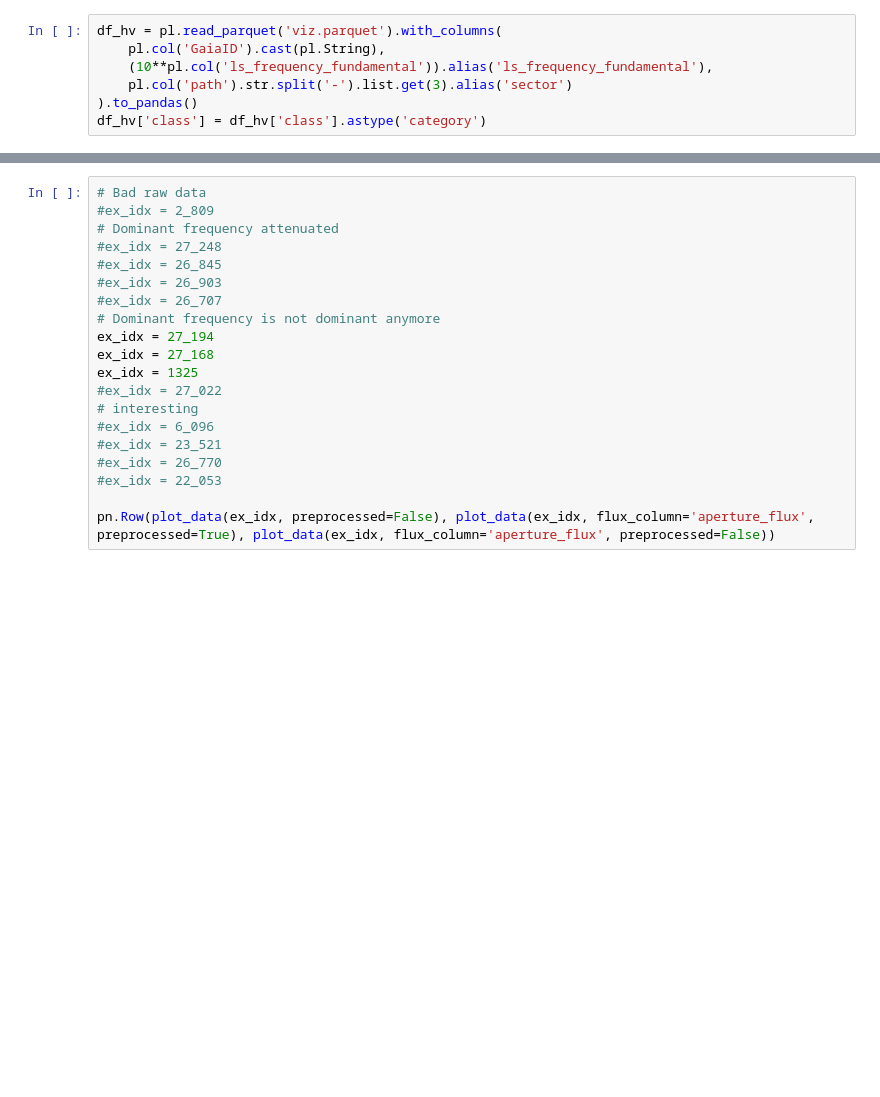
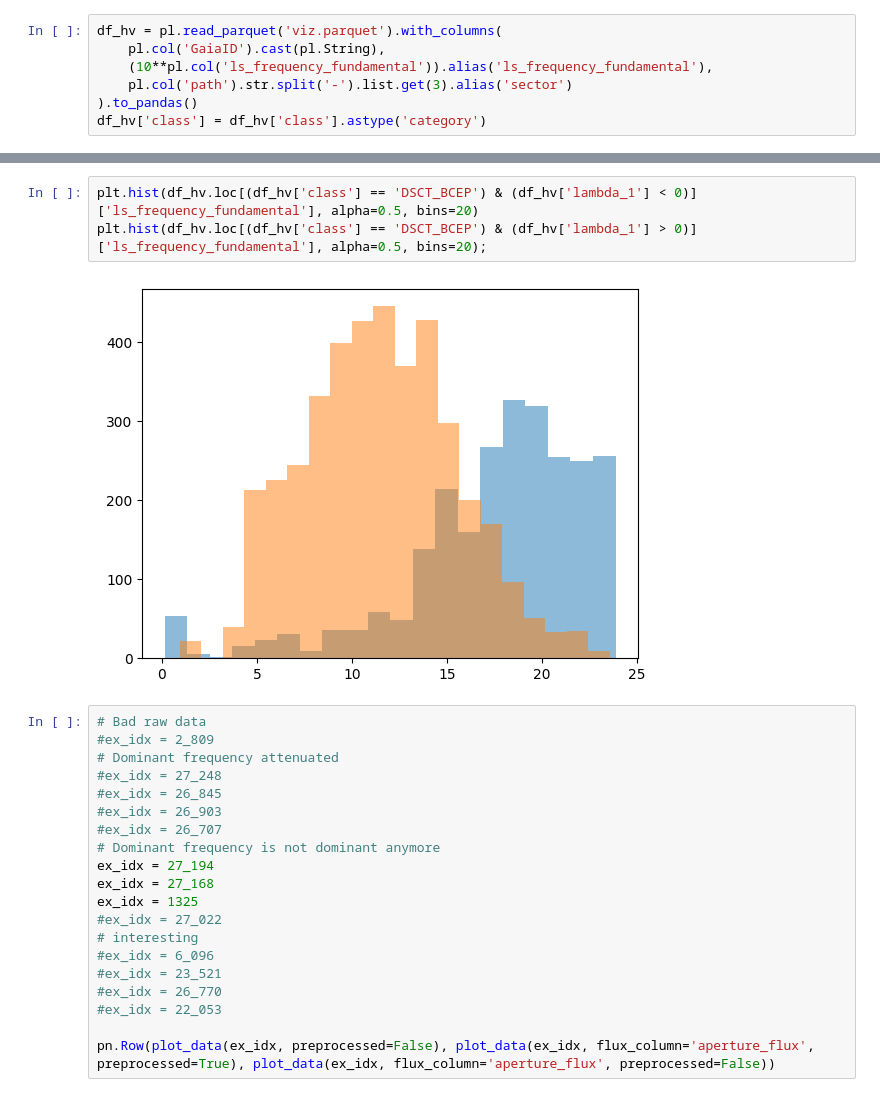
Before and after one commit to IvS-Asteroseismology/plato_classification_features, a Jupyter notebook: notebooks/dashboard.ipynb, the cells around one changed output, grey strips where cells are left out. Cells and saved outputs as stored; diff of their text form; blank space fills up the shorter version.

```diff
--- a/notebooks/dashboard.ipynb
+++ b/notebooks/dashboard.ipynb
@@ -111,6 +111,11 @@ layout
 #points
 # %% [output]
 [interactive output not drawn]
+# %%
+plt.hist(df_hv.loc[(df_hv['class'] == 'DSCT_BCEP') & (df_hv['lambda_1'] < 0)]['ls_frequency_fundamental'], alpha=0.5, bins=20)
+plt.hist(df_hv.loc[(df_hv['class'] == 'DSCT_BCEP') & (df_hv['lambda_1'] > 0)]['ls_frequency_fundamental'], alpha=0.5, bins=20);
+# %% [output]
+[figure, added]
 # %%
 # Bad raw data
 #ex_idx = 2_809
```
Also changed, not shown: 4 other files.
